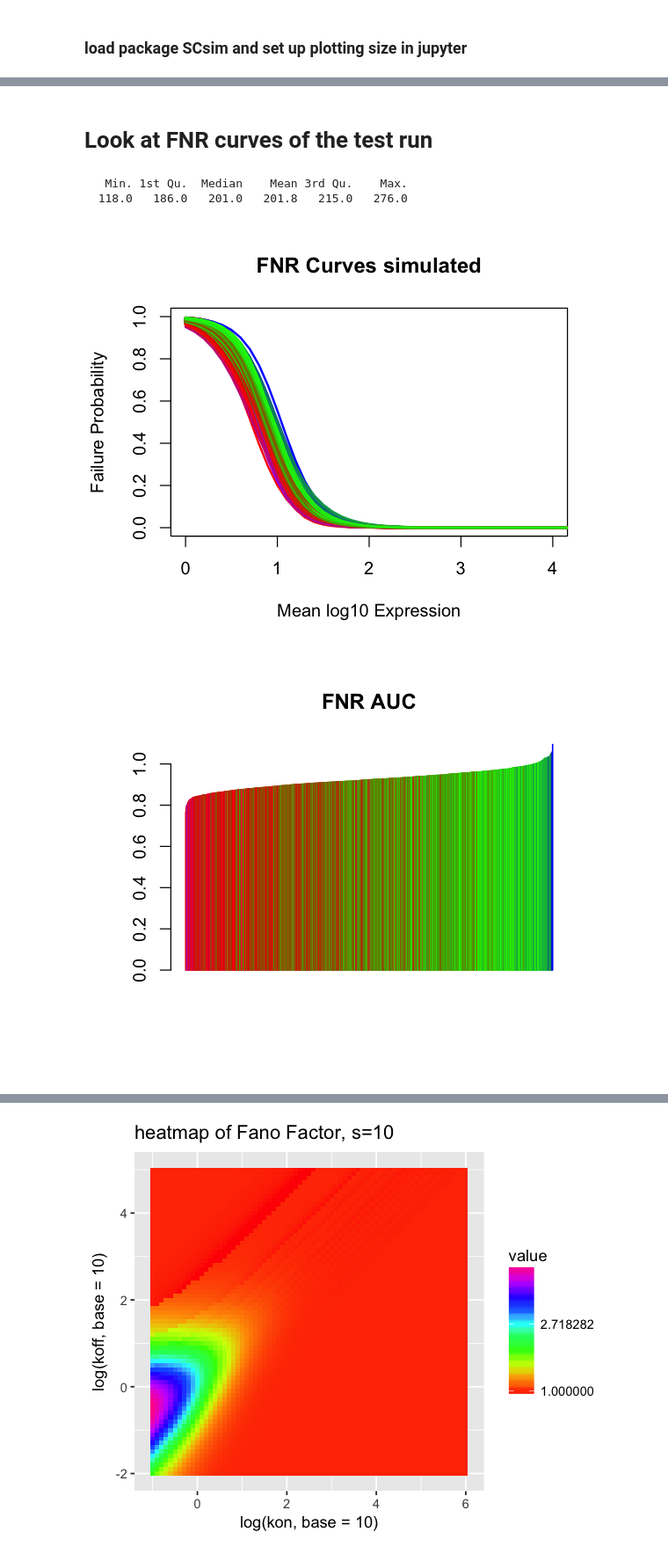
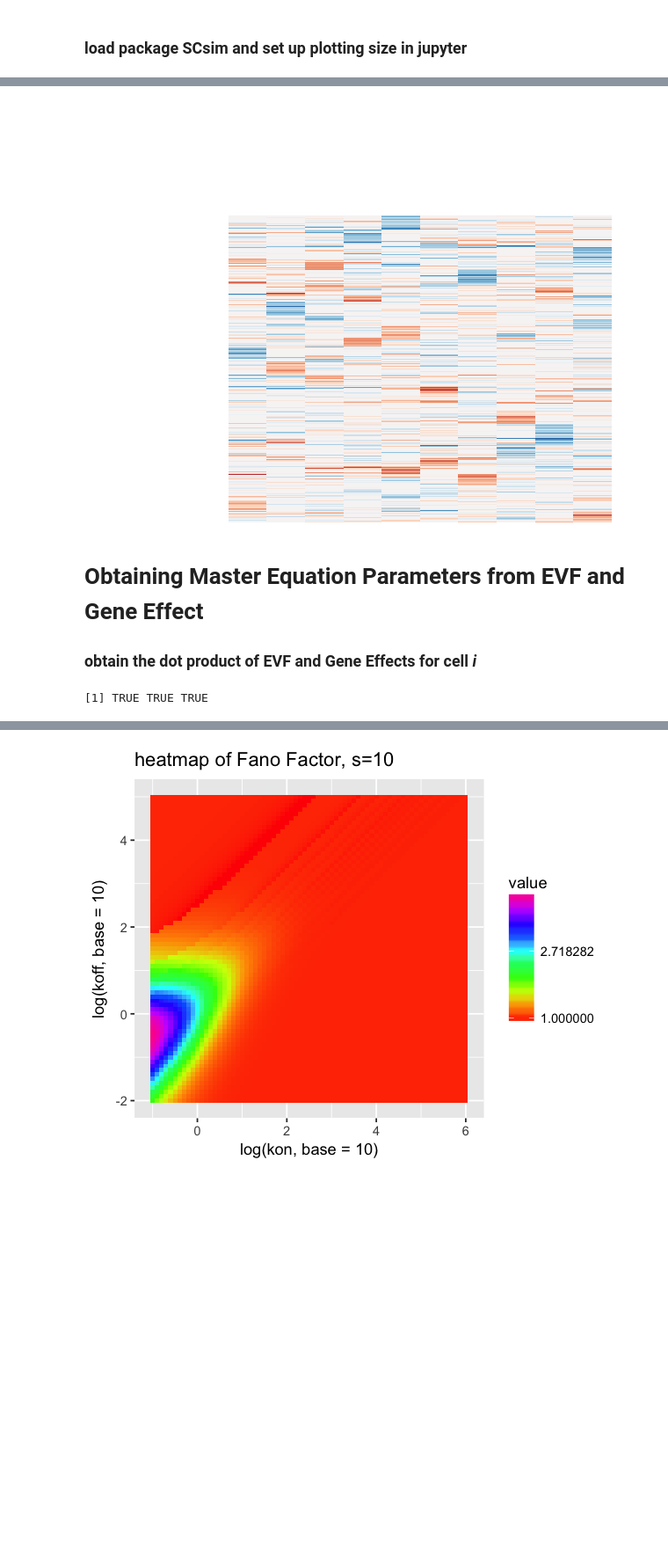
Before and after one commit to YosefLab/SymSim, a Jupyter notebook: Manual.ipynb, the cells around one changed output, grey strips where cells are left out. Shown at 88% size. Saved outputs shown, nothing was run; the diff lists cells and outputs as text; code cells hidden in the pictures; blank space fills up the shorter version.

```diff
--- a/Manual.ipynb
+++ b/Manual.ipynb
@@ -112,9 +97,0 @@ grid.arrange(plots[[1]],plots[[2]],plots[[3]],plots[[4]],ncol=2)
-# %% [markdown]
-# Look at FNR curves of the test run
-# %%
-cellsize <- colSums(temp[[4]])
-zeros <- colSums(temp[[4]]==0 & temp[[2]]!=0)
-summary(zeros)
-# %% [output]
-   Min. 1st Qu.  Median    Mean 3rd Qu.    Max.
-  118.0   186.0   201.0   201.8   215.0   276.0
@@ -131,21 +98,16 @@ ref.glms <- lapply(c(1:length(temp[[2]][1,])),function(i){
-# %%
-ncols <- 2000
-colfunc <- colorRampPalette(c("blue", "green", "red", "purple"))
-allcol <- colfunc(ncols)
-
-col_vec <- allcol[round(rescale2range(colSums(temp[[4]]), 2000))]
-
-plot(NULL, main = sprintf("FNR Curves %s", 'simulated'), ylim = c(0,1),xlim = c(0,4),
-   ylab = "Failure Probability", xlab = "Mean log10 Expression")
-x = (0:60)/10
-AUC = NULL
-for(si in 1:length(ref.glms)){
-    y = 1/(exp(-ref.glms[[si]][1] - ref.glms[[si]][2] * x) + 1)
-    AUC[si] = sum(y)/10
-    lines(x, 1/(exp(-ref.glms[[si]][1] - ref.glms[[si]][2] * x) + 1), type = 'l', lwd = 2, col=col_vec[si])
-}
-o = order(AUC)
-barplot(AUC[o], col=col_vec[o], border=col_vec[o], main="FNR AUC")
-# %% [output]
-[figure, removed]
-[figure, removed]
+# %%
+col = colorRampPalette(brewer.pal(9, "RdBu"))(100)
+try(heatmap.2(gene_effects1[[1]],dendrogram='none', Rowv=TRUE, Colv=TRUE,trace='none',col=col,cexCol=0,margin=c(0,0),key=F))
+# %% [output]
+[figure, added]
+# %% [markdown]
+# Obtaining Master Equation Parameters from EVF and Gene Effect
+
+### obtain the dot product of EVF and Gene Effects for cell *i*
+# %%
+evf <- evf1[[1]][1,]
+params <- lapply(gene_effects1,function(X){X %*% evf})
+sapply(params,length)==ngenes
+params <- do.call(cbind,params)
+# %% [output]
+[1] TRUE TRUE TRUE
```
Also changed, not shown: parts of 50 cells of this notebook, 6 other files.
